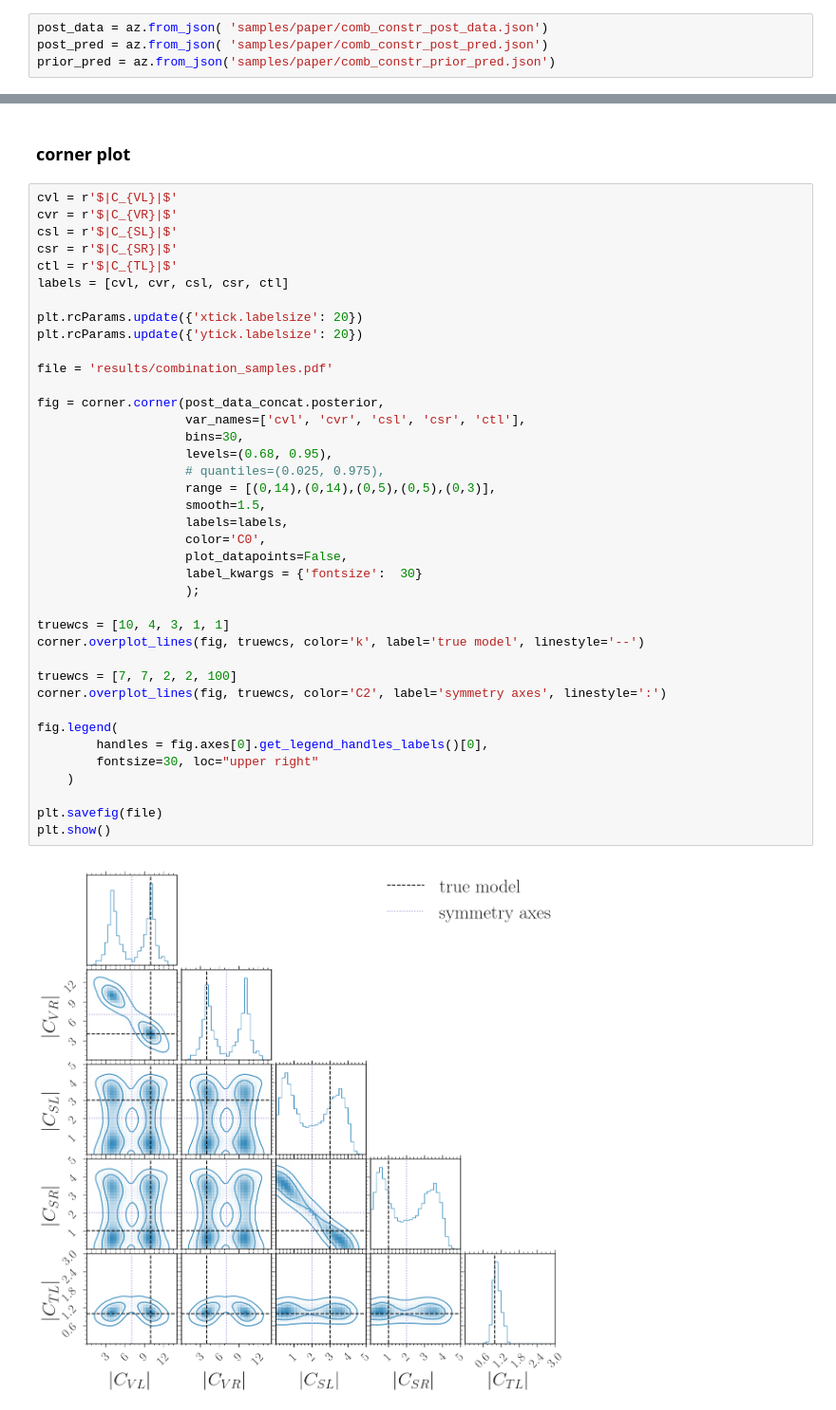
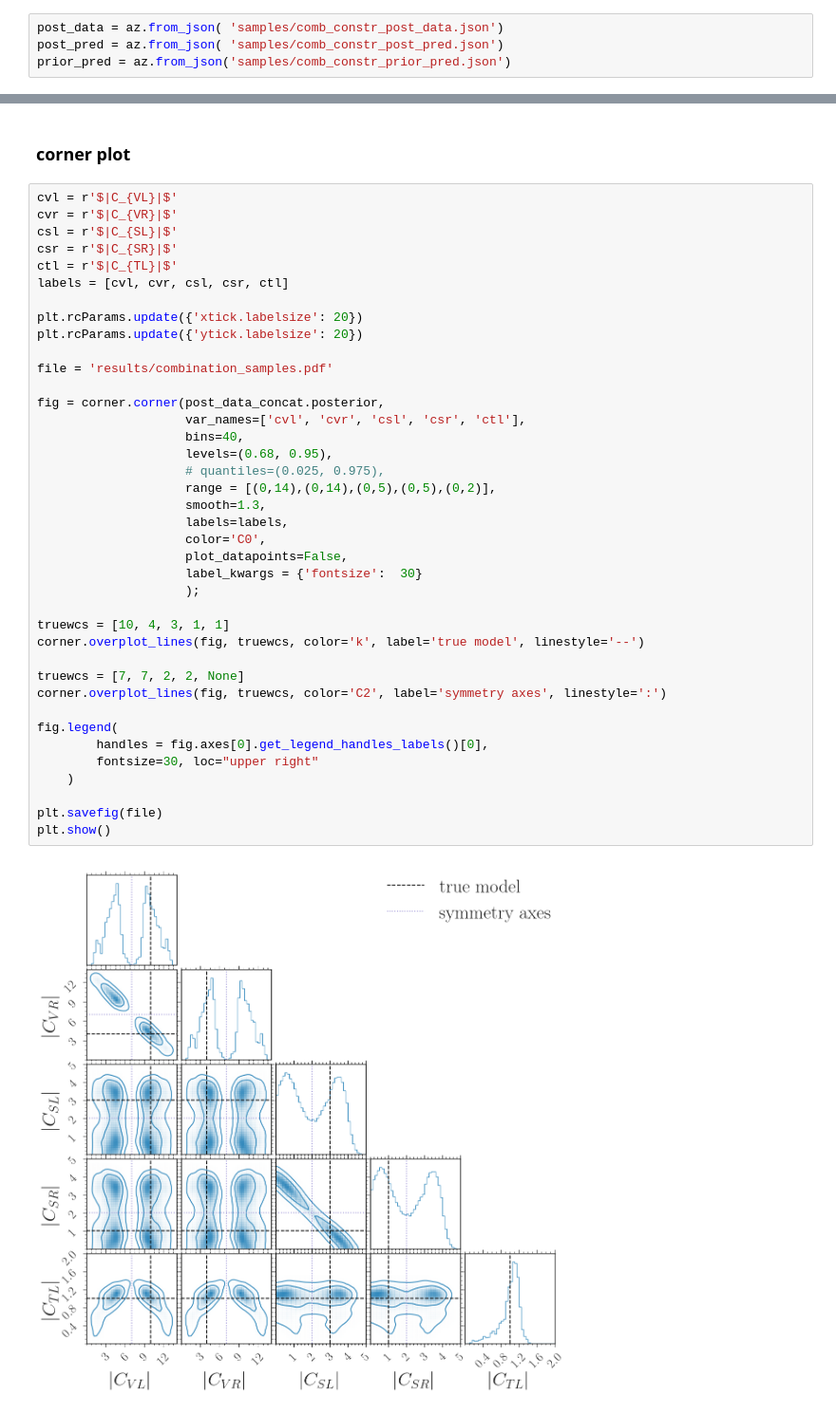
Before and after one commit to lorenzennio/redist, a Jupyter notebook: examples/combination_plot_samples.ipynb, the cells around one changed output, grey strips where cells are left out. Shown: that part at 95% size. Cells and saved outputs as stored; diff of their text form.

Commit message:
paper-ready combination results

```diff
--- a/examples/combination_plot_samples.ipynb
+++ b/examples/combination_plot_samples.ipynb
@@ -22,9 +22,9 @@ yields = data[:model.config.nmaindata]
 # %% [markdown]
 ## Load and plot samples
 # %%
-post_data = az.from_json( 'samples/paper/comb_constr_post_data.json')
-post_pred = az.from_json( 'samples/paper/comb_constr_post_pred.json')
-prior_pred = az.from_json('samples/paper/comb_constr_prior_pred.json')
+post_data = az.from_json( 'samples/comb_constr_post_data.json')
+post_pred = az.from_json( 'samples/comb_constr_post_pred.json')
+prior_pred = az.from_json('samples/comb_constr_prior_pred.json')
 # %%
 plotting.prior_posterior_predictives(model=model, data=yields, post_pred=post_pred, prior_pred=prior_pred)
 plt.show()
@@ -80,35 +93,35 @@ ctl = r'$|C_{TL}|$'
 labels = [cvl, cvr, csl, csr, ctl]
 
 plt.rcParams.update({'xtick.labelsize': 20})
 plt.rcParams.update({'ytick.labelsize': 20})
 
 file = 'results/combination_samples.pdf'
 
 fig = corner.corner(post_data_concat.posterior,
                     var_names=['cvl', 'cvr', 'csl', 'csr', 'ctl'],
-                    bins=30,
+                    bins=40,
                     levels=(0.68, 0.95),
                     # quantiles=(0.025, 0.975),
-                    range = [(0,14),(0,14),(0,5),(0,5),(0,3)],
-                    smooth=1.5,
+                    range = [(0,14),(0,14),(0,5),(0,5),(0,2)],
+                    smooth=1.3,
                     labels=labels,
                     color='C0',
                     plot_datapoints=False,
                     label_kwargs = {'fontsize':  30}
                     );
 
 truewcs = [10, 4, 3, 1, 1]
 corner.overplot_lines(fig, truewcs, color='k', label='true model', linestyle='--')
 
-truewcs = [7, 7, 2, 2, 100]
+truewcs = [7, 7, 2, 2, None]
 corner.overplot_lines(fig, truewcs, color='C2', label='symmetry axes', linestyle=':')
 
 fig.legend(
         handles = fig.axes[0].get_legend_handles_labels()[0],
         fontsize=30, loc="upper right"
     )
 
 plt.savefig(file)
 plt.show()
 # %% [output]
-[figure, old version]
+[figure, new version]
```
Also changed, not shown: parts of 6 cells of this notebook, 1 other file.
